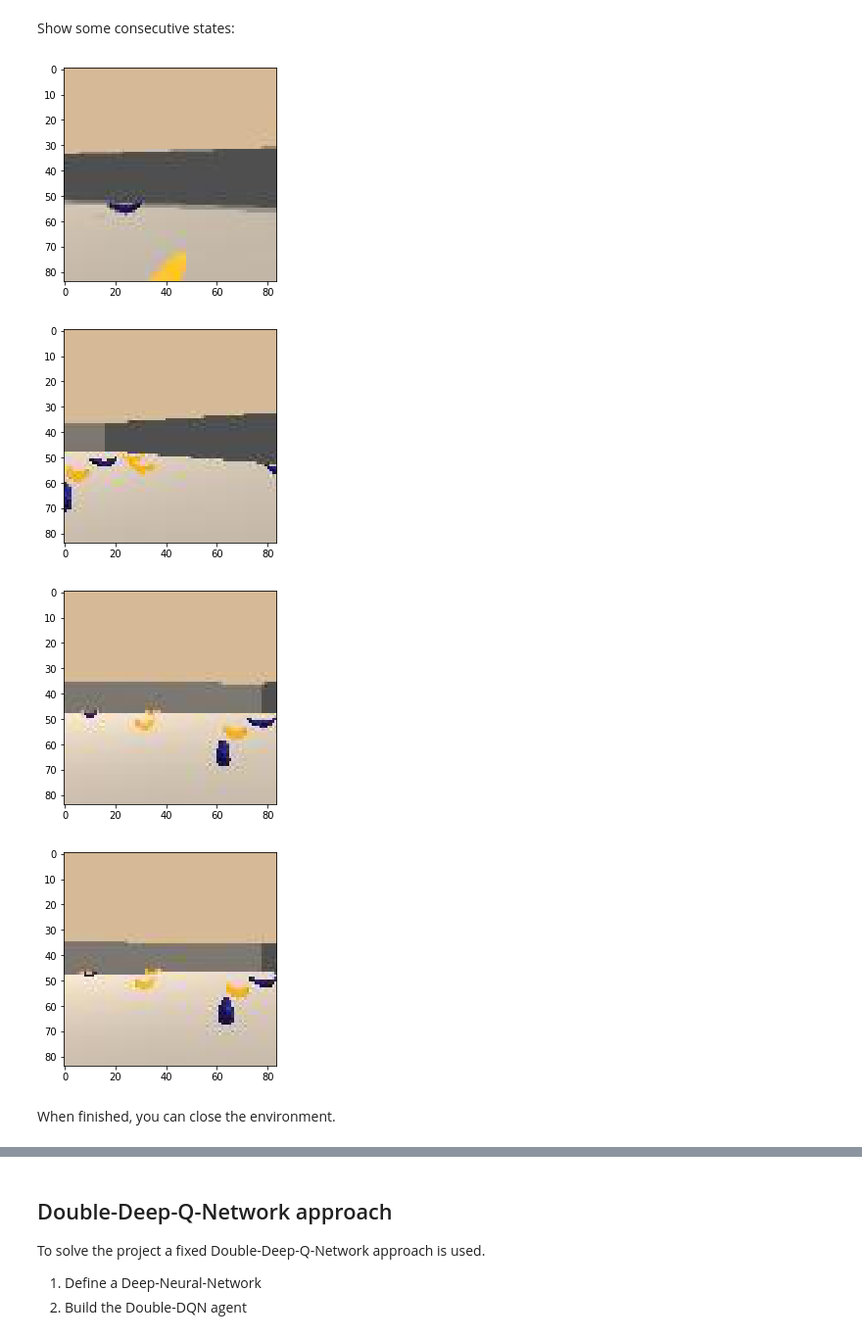
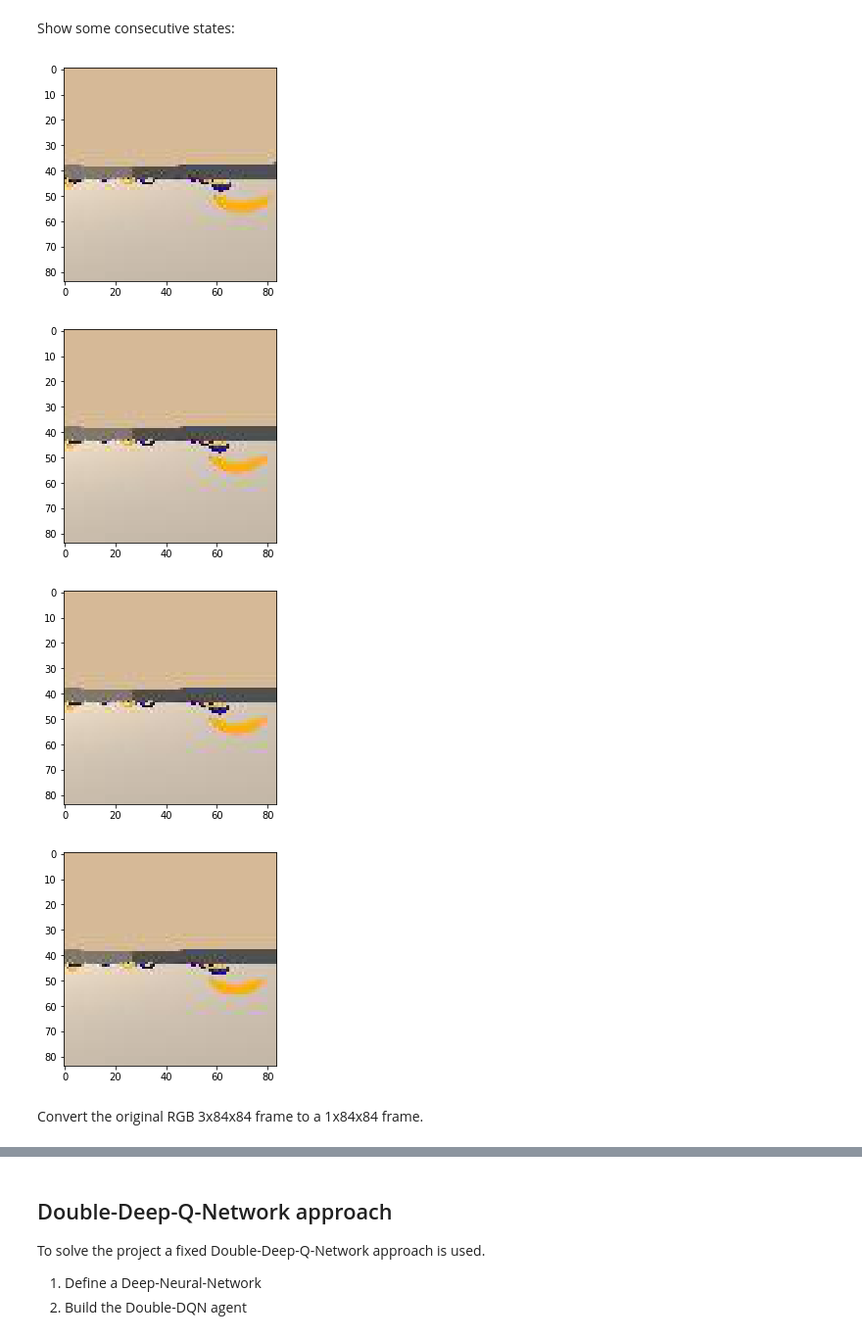
Before and after one commit to faberfred/drl-navigation-project, a Jupyter notebook: Navigation_Pixels.ipynb, the cells around one changed output, grey strips where cells are left out. Shown: that part at 98% size. Cells and saved outputs as stored; diff of their text form; code cells hidden in the pictures.

```diff
--- a/Navigation_Pixels.ipynb
+++ b/Navigation_Pixels.ipynb
@@ -144,23 +144,22 @@ while True:
         break
 
 print("Score: {}".format(score))
+states=np.vstack(states)
 # %% [output]
 Score: 0.0
 # %% [markdown]
 Show some consecutive states:
 # %%
-plt.imshow(np.squeeze(states[0]))
+plt.imshow(np.squeeze(states[50]))
 plt.show()
-plt.imshow(np.squeeze(states[1]))
+plt.imshow(np.squeeze(states[51]))
 plt.show()
-plt.imshow(np.squeeze(states[2]))
+plt.imshow(np.squeeze(states[52]))
 plt.show()
-plt.imshow(np.squeeze(states[3]))
+plt.imshow(np.squeeze(states[53]))
 plt.show()
 # %% [output]
-[figure, old version]
+[figure, new version]
-[figure, old version]
+[figure, new version]
-[figure, old version]
+[figure, new version]
-[figure, old version]
+[figure, new version]
-# %% [markdown]
-When finished, you can close the environment.
@@ -168,0 +166,2 @@ When finished, you can close the environment.
+# %% [markdown]
+Convert the original RGB 3x84x84 frame to a 1x84x84 frame.
```
Also changed, not shown: parts of 6 cells of this notebook.
